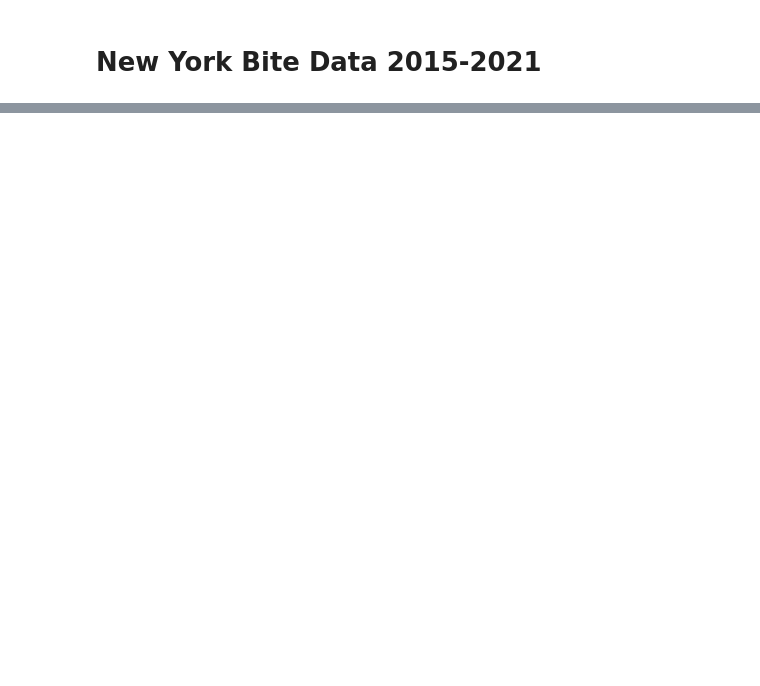
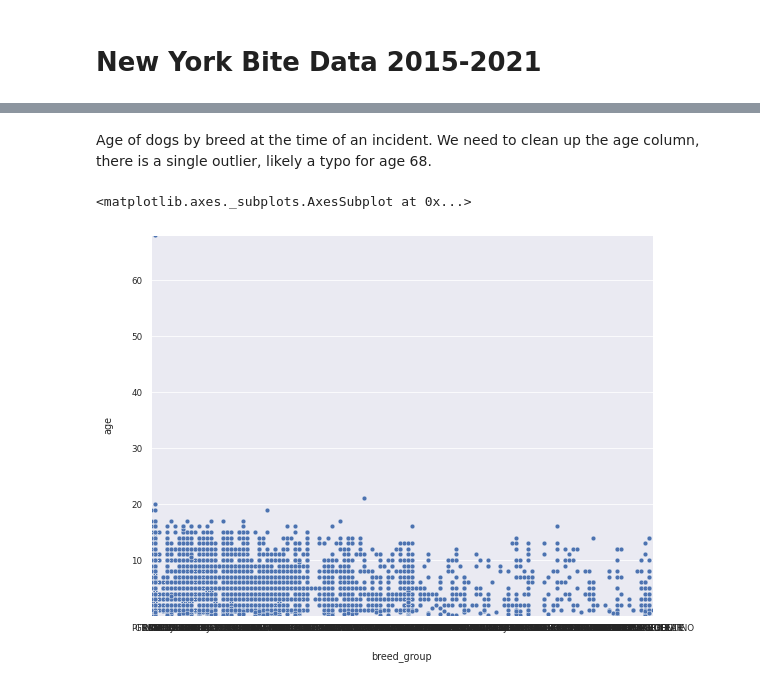
Before and after one commit to abellizzistudent/CST383_Project, a Jupyter notebook: SAV.ipynb, the cells around one changed output, grey strips where cells are left out. Drawn from its saved outputs; the diff is of its cells as text; code cells hidden in the pictures; blank space fills up the shorter version.

```diff
--- a/SAV.ipynb
+++ b/SAV.ipynb
@@ -65,0 +292,7 @@ df_ny.head()
+# %% [markdown]
+Age of dogs by breed at the time of an incident. We need to clean up the age column, there is a single outlier, likely a typo for age 68.
+# %%
+sns.scatterplot(x = 'breed_group', y = 'age', data=df_md)
+# %% [output]
+<matplotlib.axes._subplots.AxesSubplot at 0x...>
+[figure, added]
```
Also changed, not shown: parts of 52 cells of this notebook.
